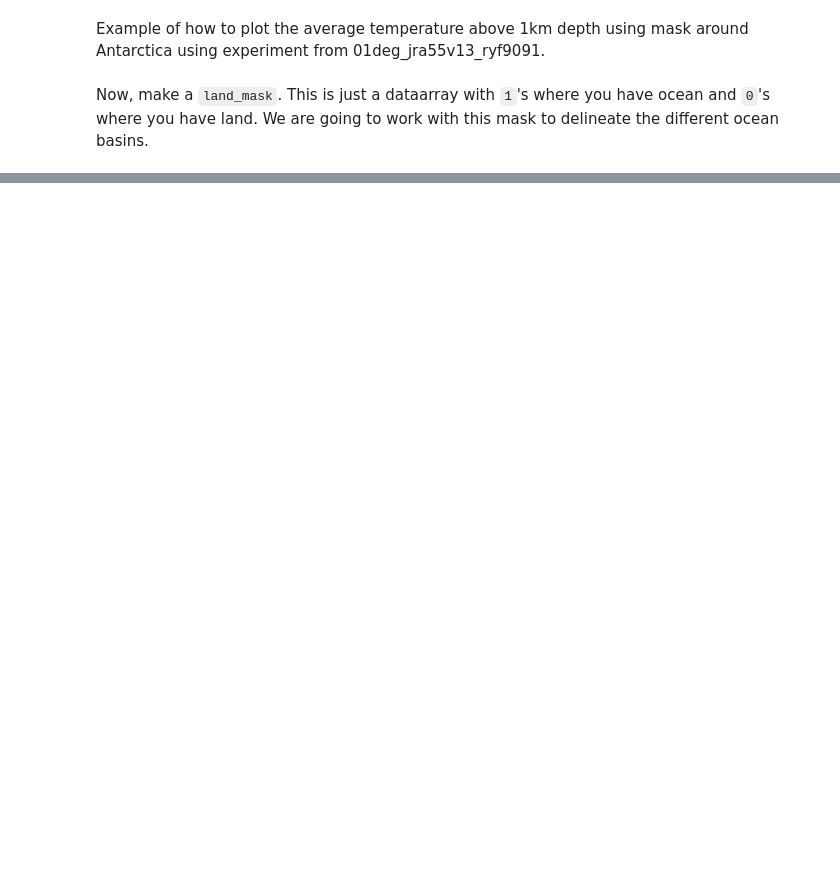
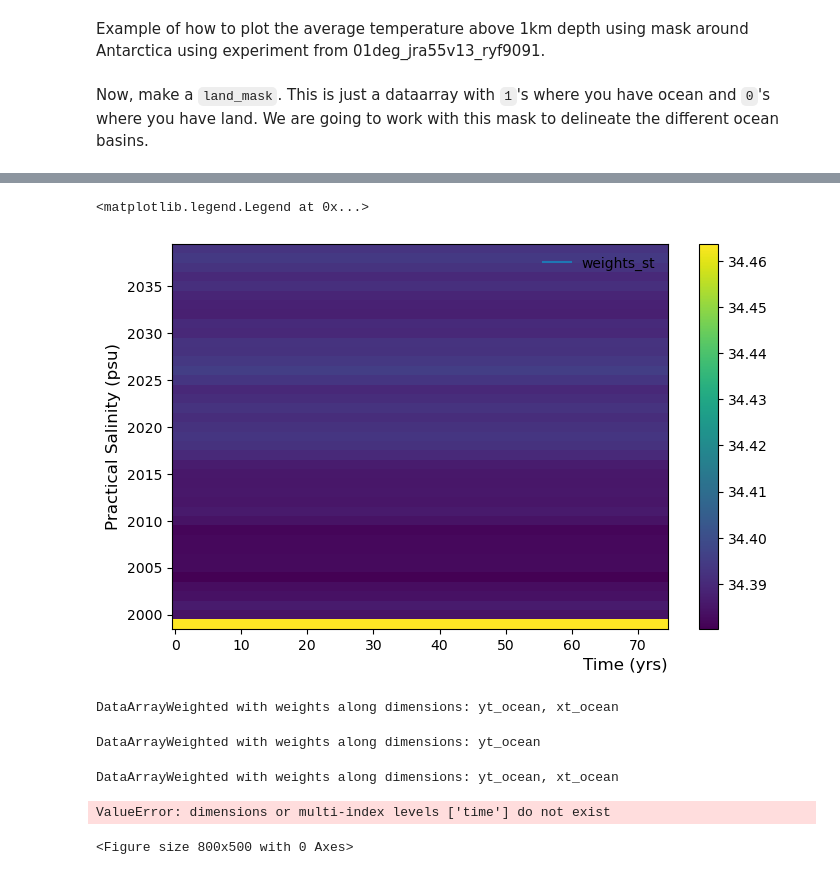
Before and after one commit to Renzo101/Research-Project, a Jupyter notebook: 03_Plotting Average S using 0.1 degree experiment practice for 40 yrs.ipynb, the cells around one changed output, grey strips where cells are left out. Drawn from its saved outputs; the diff is of its cells as text; code cells hidden in the pictures; blank space fills up the shorter version.

```diff
--- a/03_Plotting Average S using 0.1 degree experiment practice for 40 yrs.ipynb
+++ b/03_Plotting Average S using 0.1 degree experiment practice for 40 yrs.ipynb
@@ -211,0 +266,17 @@ plt.legend(loc='upper right', frameon=False, fontsize=10)
+# %%
+st_edges_ocean = cc.querying.getvar(expt='01deg_jra55v13_ryf9091', variable='st_edges_ocean',
+                          session=session, frequency='1 monthly',
+                          start_time='1999-12-31 00:00:00',
+                          end_time='2039-12-31 00:00:00')
+
+thickness = np.diff(st_edges_ocean)
+thickness = xr.DataArray(thickness)
+
+# Weighted average salt with all depths
+salt_thickness = salt.weighted(thickness).mean('st_ocean')
+# %%
+salt_thickness_shelf = salt_thickness*shelf_mask
+salt_thickness_shelf_weighted = salt_thickness_shelf.weighted(weights)
+
+salt_thickness_shelf_Mertz_weighted = salt_shelf_Mertz.weighted(thickness).mean('st_ocean')
+salt_thickness_shelf_Mertz = salt_thickness_shelf_Mertz_weighted.weighted(weights)
@@ -211,0 +358,32 @@ plt.legend(loc='upper right', frameon=False, fontsize=10)
+# %%
+fig = plt.figure(figsize=(8, 5))
+salt_st_shelf_Mertz.mean(("xt_ocean","yt_ocean")).plot(label='weights_st')
+salt_thickness_shelf_Mertz.mean(("xt_ocean","yt_ocean")).plot(label='weights_thickness')
+plt.xlabel('Time (yrs)', fontsize=12, loc='right')
+plt.ylabel('Practical Salinity (psu)', fontsize=12)
+plt.legend(loc='upper right', frameon=False, fontsize=10)
+# %% [output]
+<matplotlib.legend.Legend at 0x...>
+[figure, added]
+# %%
+salt_thickness_shelf_Mertz
+# %% [output]
+DataArrayWeighted with weights along dimensions: yt_ocean, xt_ocean
+# %%
+salt_st_shelf_Mertz
+# %% [output]
+DataArrayWeighted with weights along dimensions: yt_ocean
+# %%
+salt_surface_shelf_Mertz_weighted_area_t
+# %% [output]
+DataArrayWeighted with weights along dimensions: yt_ocean, xt_ocean
+# %%
+fig = plt.figure(figsize=(8, 5))
+salt_st_shelf_Mertz.mean(("xt_ocean","yt_ocean")).sel(time=slice('1999-12-31 00:00:00','2000-12-31 00:00:00')).plot(label='weights_st')
+salt_thickness_shelf_Mertz.mean(("xt_ocean","yt_ocean")).sel(time=slice('1999-12-31 00:00:00','2000-12-31 00:00:00')).plot(label='weights_thickness')
+plt.xlabel('Time (yrs)', fontsize=12, loc='right')
+plt.ylabel('Practical Salinity (psu)', fontsize=12)
+plt.legend(loc='upper right', frameon=False, fontsize=10)
+# %% [output]
+ValueError: dimensions or multi-index levels ['time'] do not exist
+<Figure size 800x500 with 0 Axes>
```
Also changed, not shown: parts of 13 cells of this notebook, 4 other files.
